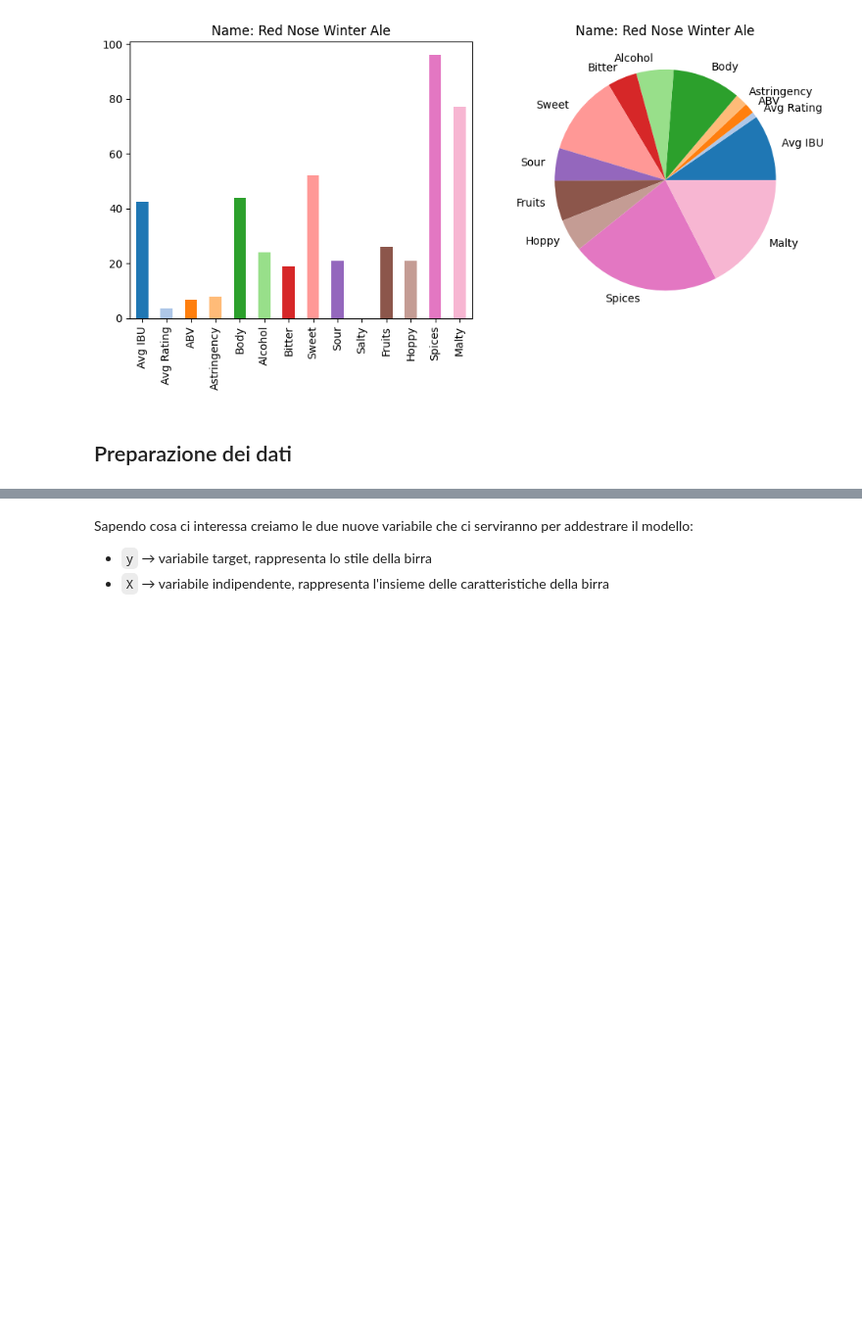
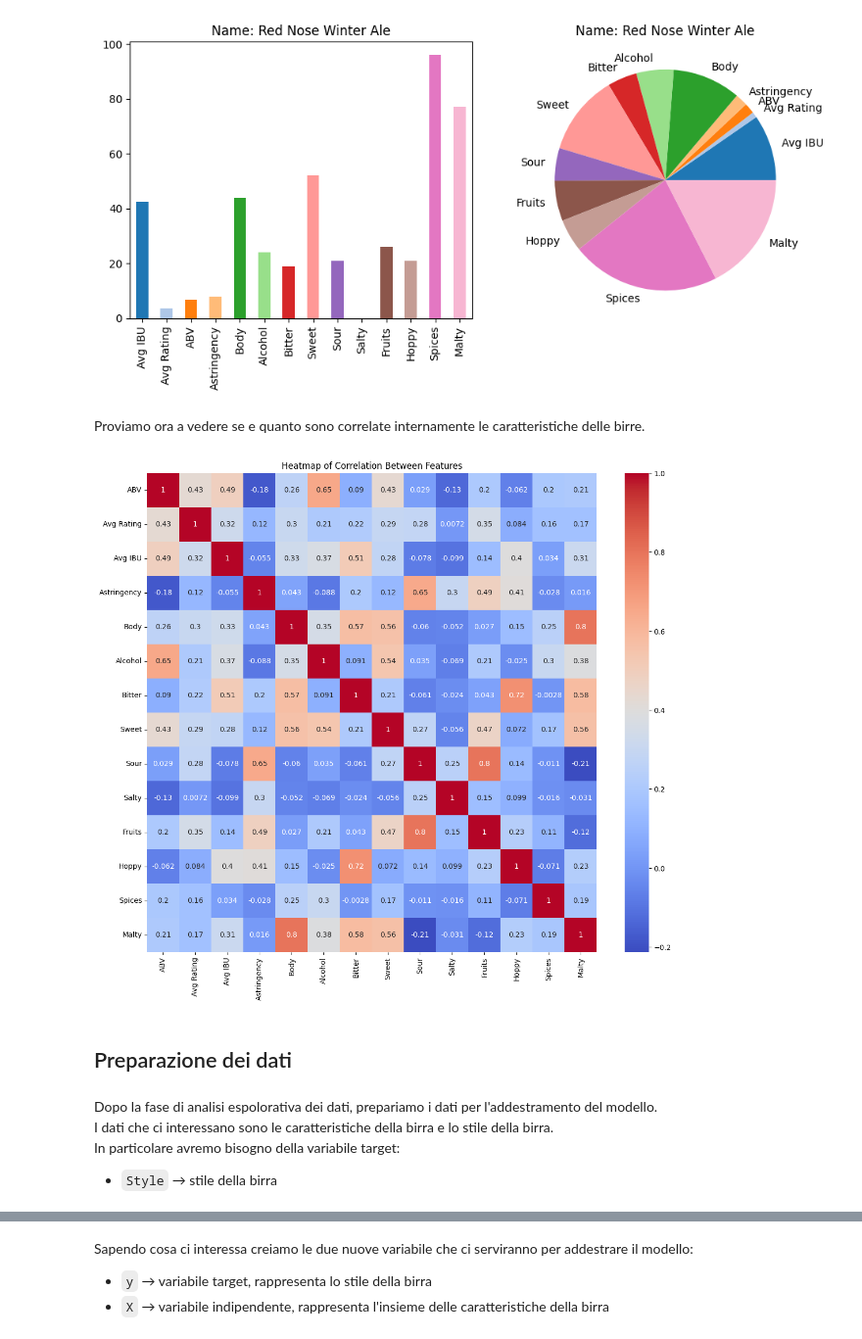
Before and after one commit to ThePaglia/Beer-Recommendator, a Jupyter notebook: BeerWizard.ipynb, the cells around one changed output, grey strips where cells are left out. Shown: that part at 98% size. Cells and saved outputs as stored; diff of their text form; code cells hidden in the pictures; blank space fills up the shorter version.

```diff
--- a/BeerWizard.ipynb
+++ b/BeerWizard.ipynb
@@ -256,6 +256,26 @@ Notiamo che la birra "Long Trail Ale" è molto speziata e maltata.
 plot_characteristics("Name", "Red Nose Winter Ale")
 # %% [output]
 [figure]
+# %% [markdown]
+Proviamo ora a vedere se e quanto sono correlate internamente le caratteristiche delle birre.
+# %%
+import seaborn as sb
+
+# Calcola la correlazione tra le caratteristiche numeriche
+correlation = beer[['ABV', 'Avg Rating', 'Avg IBU', 'Astringency', 'Body', 'Alcohol', 'Bitter', 'Sweet', 'Sour', 'Salty', 'Fruits', 'Hoppy', 'Spices', 'Malty']].corr()
+
+# Crea un heatmap con seaborn
+plt.figure(figsize=(14, 12))
+sb.heatmap(correlation, annot=True, cmap='coolwarm')
+plt.title('Heatmap of Correlation Between Features')
+plt.show()
+# %% [output]
+[figure, added]
 # %% [markdown]
 ## Preparazione dei dati
+# %% [markdown]
+Dopo la fase di analisi espolorativa dei dati, prepariamo i dati per l'addestramento del modello. \
+I dati che ci interessano sono le caratteristiche della birra e lo stile della birra. \
+In particolare avremo bisogno della variabile target:
+* `Style` &rarr; stile della birra
 # %% [markdown]
```
Also changed, not shown: parts of 29 cells of this notebook.
